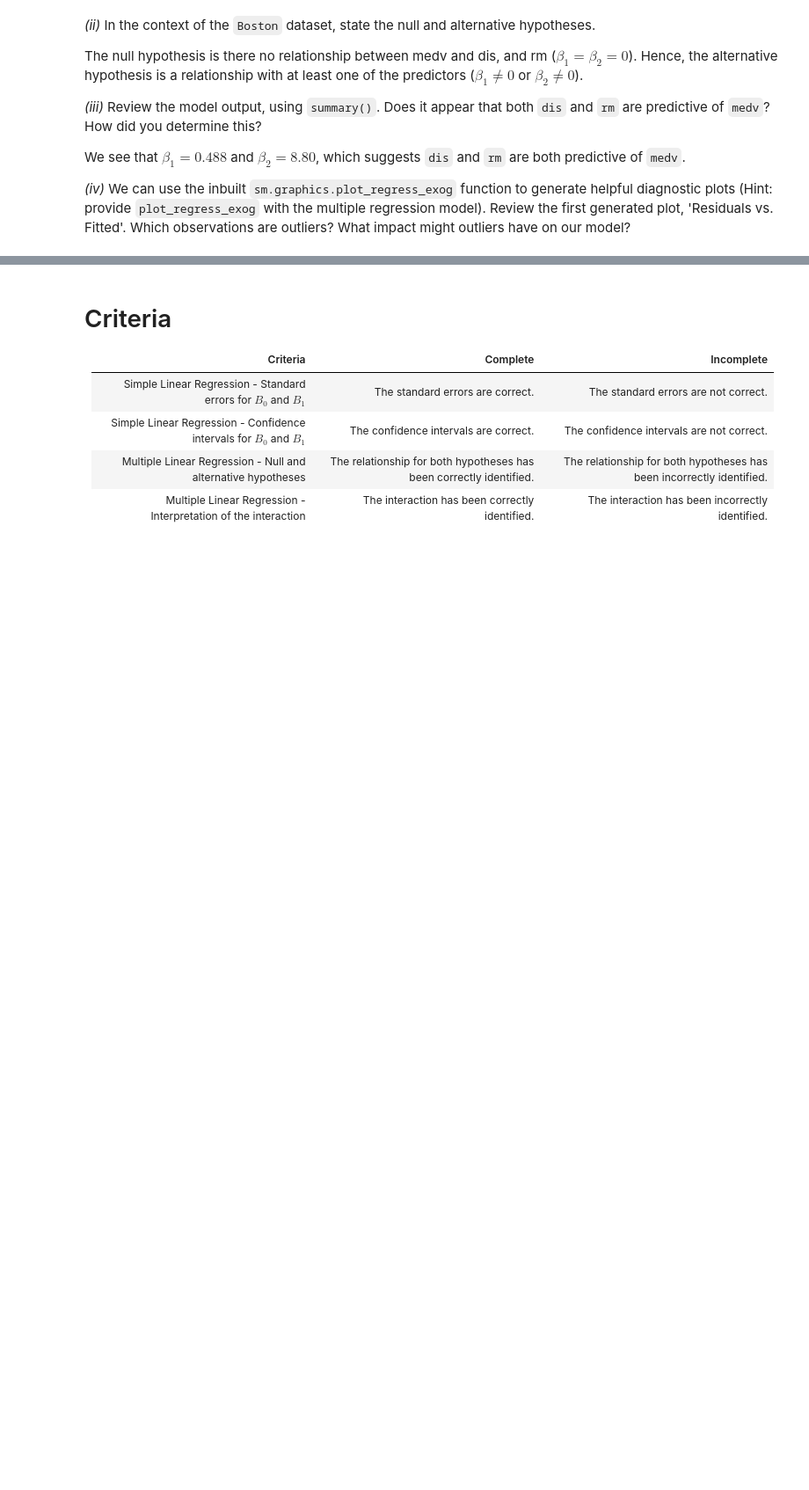
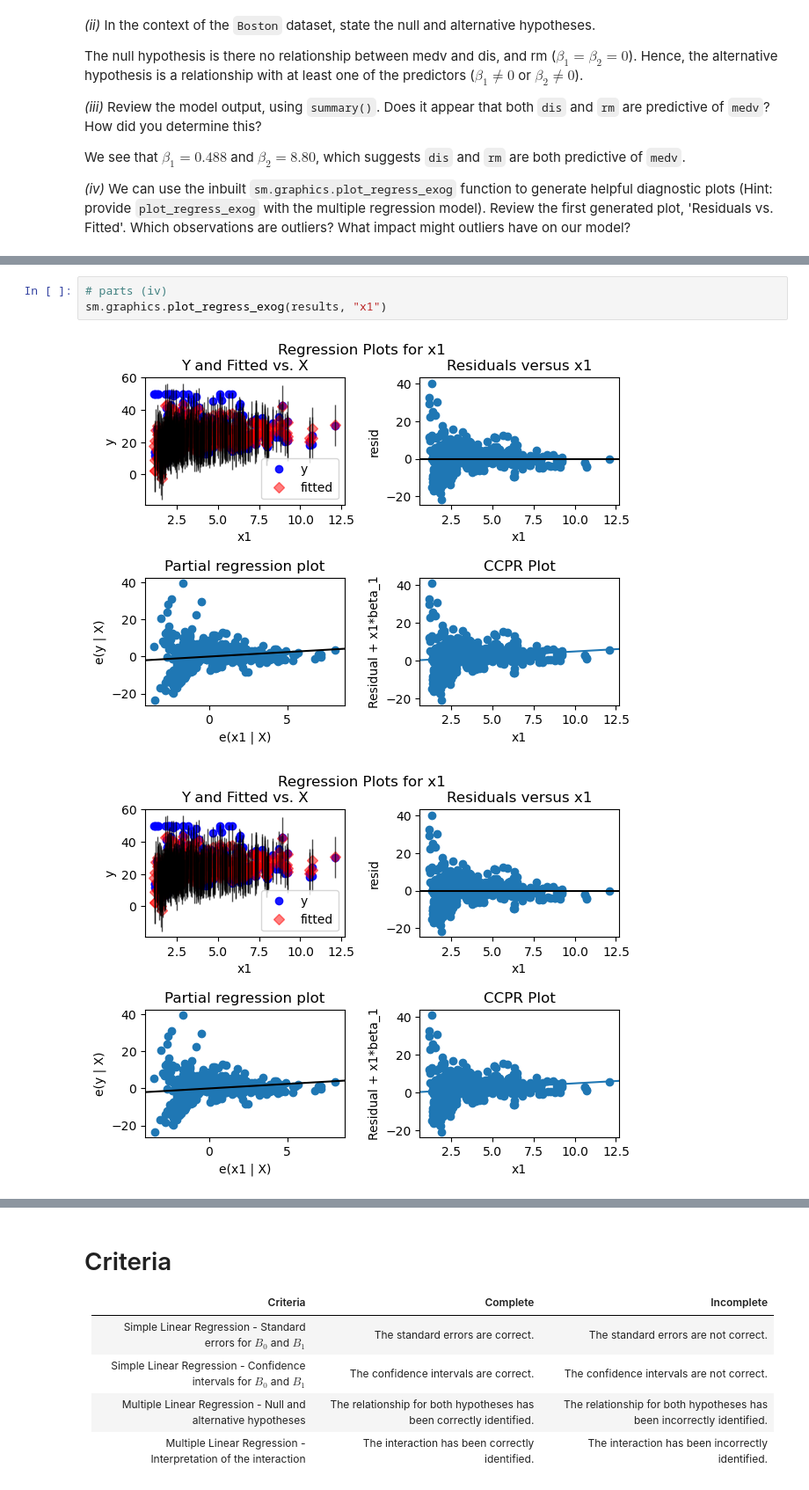
Before and after one commit to jsoych/applying_statistical_concepts, a Jupyter notebook: 02_assignments/assignment_1.ipynb, the cells around one changed output, grey strips where cells are left out. Shown at 88% size. Saved outputs shown, nothing was run; the diff lists cells and outputs as text; blank space fills up the shorter version.

```diff
--- a/02_assignments/assignment_1.ipynb
+++ b/02_assignments/assignment_1.ipynb
@@ -184,3 +185,9 @@ OLS Regression Results
 | x2 | 8.8014 | 0.424 | 20.780 | 0.000 | 7.969 | 9.634 |
 Notes:
 [1] Standard Errors assume that the covariance matrix of the errors is correctly specified.
+# %%
+# parts (iv)
+sm.graphics.plot_regress_exog(results, "x1")
+# %% [output]
+[figure, added]
+[figure, added]
```
Also changed, not shown: parts of 4 cells of this notebook.
